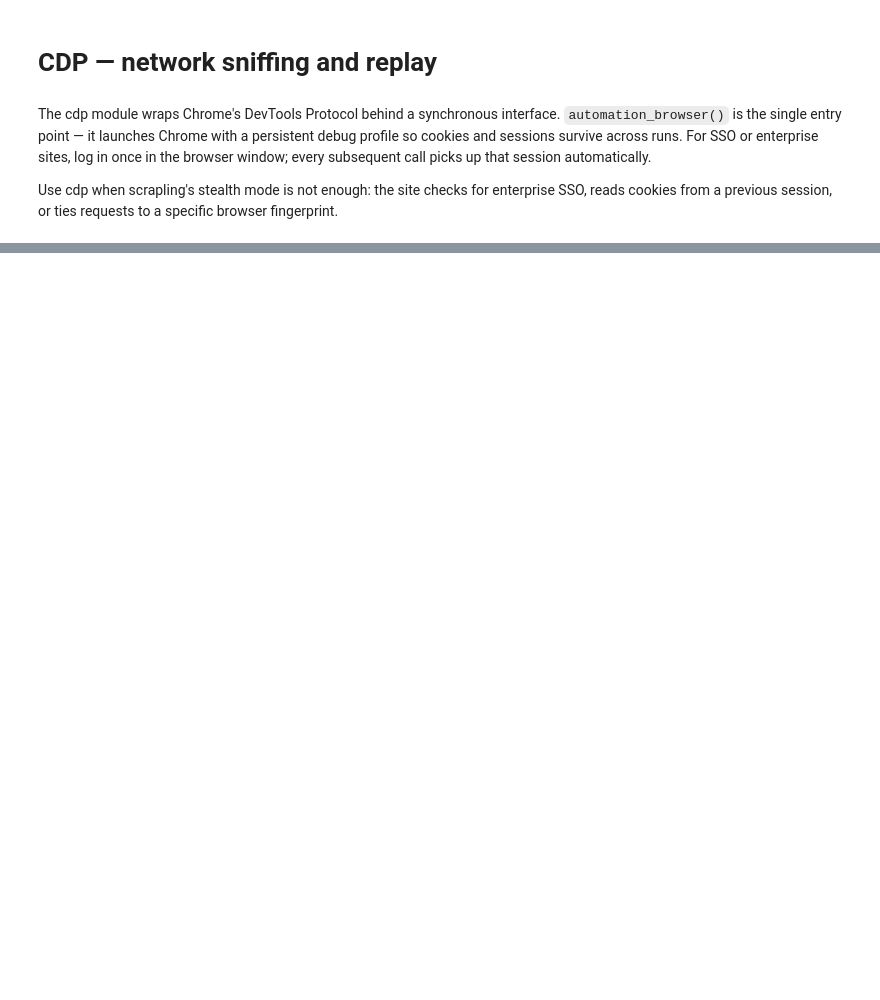
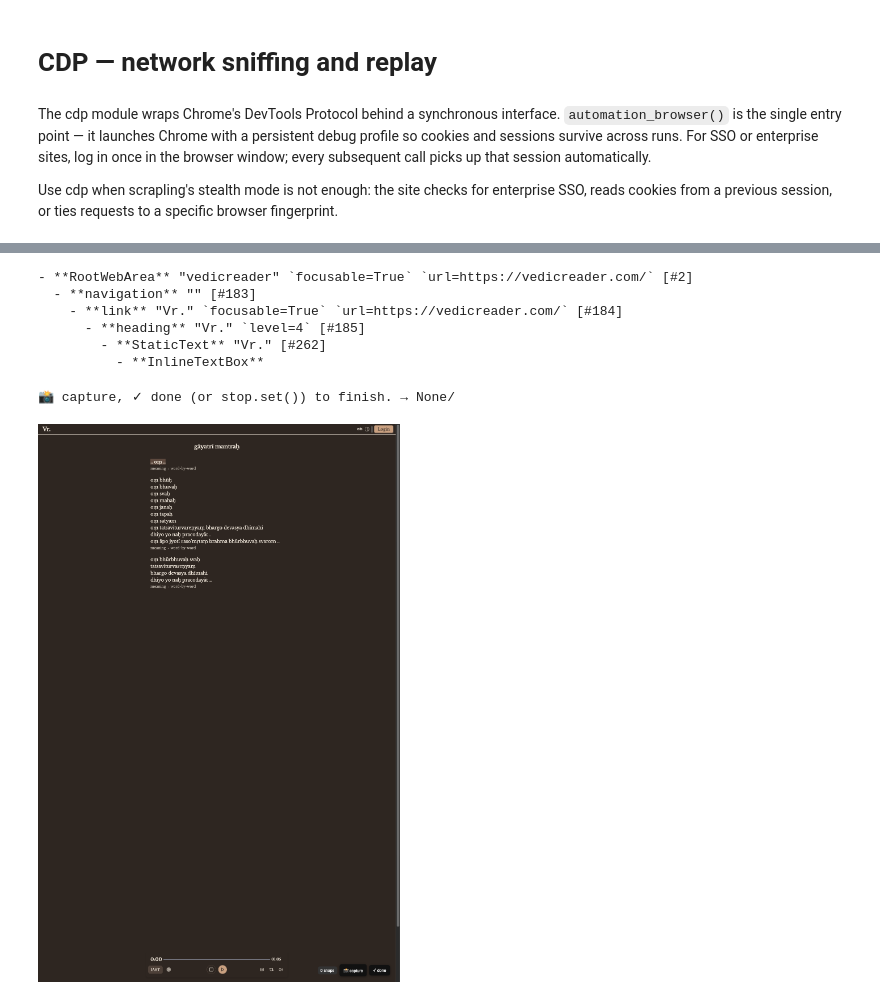
Before and after one commit to vedicreader/fossick, a Jupyter notebook: nbs/01_cdp.ipynb, the cells around one changed output, grey strips where cells are left out. Drawn from its saved outputs; the diff is of its cells as text; code cells hidden in the pictures; blank space fills up the shorter version.

```diff
--- a/nbs/01_cdp.ipynb
+++ b/nbs/01_cdp.ipynb
@@ -453,0 +123,19 @@ Verification is also a sticking point. When a LLM can trivially verify a task, l
+# %%
+#| export
+async def cdp_connect(port=9222):
+    'Connect to Chrome DevTools Protocol on the given port. Tries localhost and 127.0.0.1'
+    try: cdp = await CDP.connect(wsconn=ws_url(port))
+    except: raise ConnectionRefusedError(f'no DevTools endpoint on port {port}')
+    cdp.ws.protocol.max_message_size = 2**30
+    return cdp
+# %%
+#| export
+_loop = None
+def _bridge():
+	global _loop
+	if _loop is None:
+	    _loop = asyncio.new_event_loop()
+	    threading.Thread(target=_loop.run_forever, daemon=True).start()
+	return _loop
+
+def syncy(coro): return asyncio.run_coroutine_threadsafe(coro, _bridge()).result()
@@ -453,0 +149,2 @@ Verification is also a sticking point. When a LLM can trivially verify a task, l
+# %%
+cdp = syncy(cdp_connect())
@@ -453,0 +159,13 @@ Verification is also a sticking point. When a LLM can trivially verify a task, l
+# %%
+#| eval: false
+page = syncy(cdp.new_page())
+syncy(page.goto('https://vedicreader.com/s/'))
+rt = syncy(page.ax_tree())
+print(str(rt)[:300])
+# %% [output]
+- **RootWebArea** "vedicreader" `focusable=True` `url=https://vedicreader.com/` [#2]
+  - **navigation** "" [#183]
+    - **link** "Vr." `focusable=True` `url=https://vedicreader.com/` [#184]
+      - **heading** "Vr." `level=4` [#185]
+        - **StaticText** "Vr." [#262]
+          - **InlineTextBox**
@@ -453,0 +295,8 @@ Verification is also a sticking point. When a LLM can trivially verify a task, l
+# %%
+#| eval: false
+imgs = syncy(page.collect(count=1, tout=5, every_n=1))
+if imgs: imgs[0].width, imgs[0].height = 200, 400
+imgs[0]
+# %% [output]
+📸 capture, ✓ done (or stop.set()) to finish. → None/
+[figure, added]
```
Also changed, not shown: parts of 40 cells of this notebook, 14 other files.
